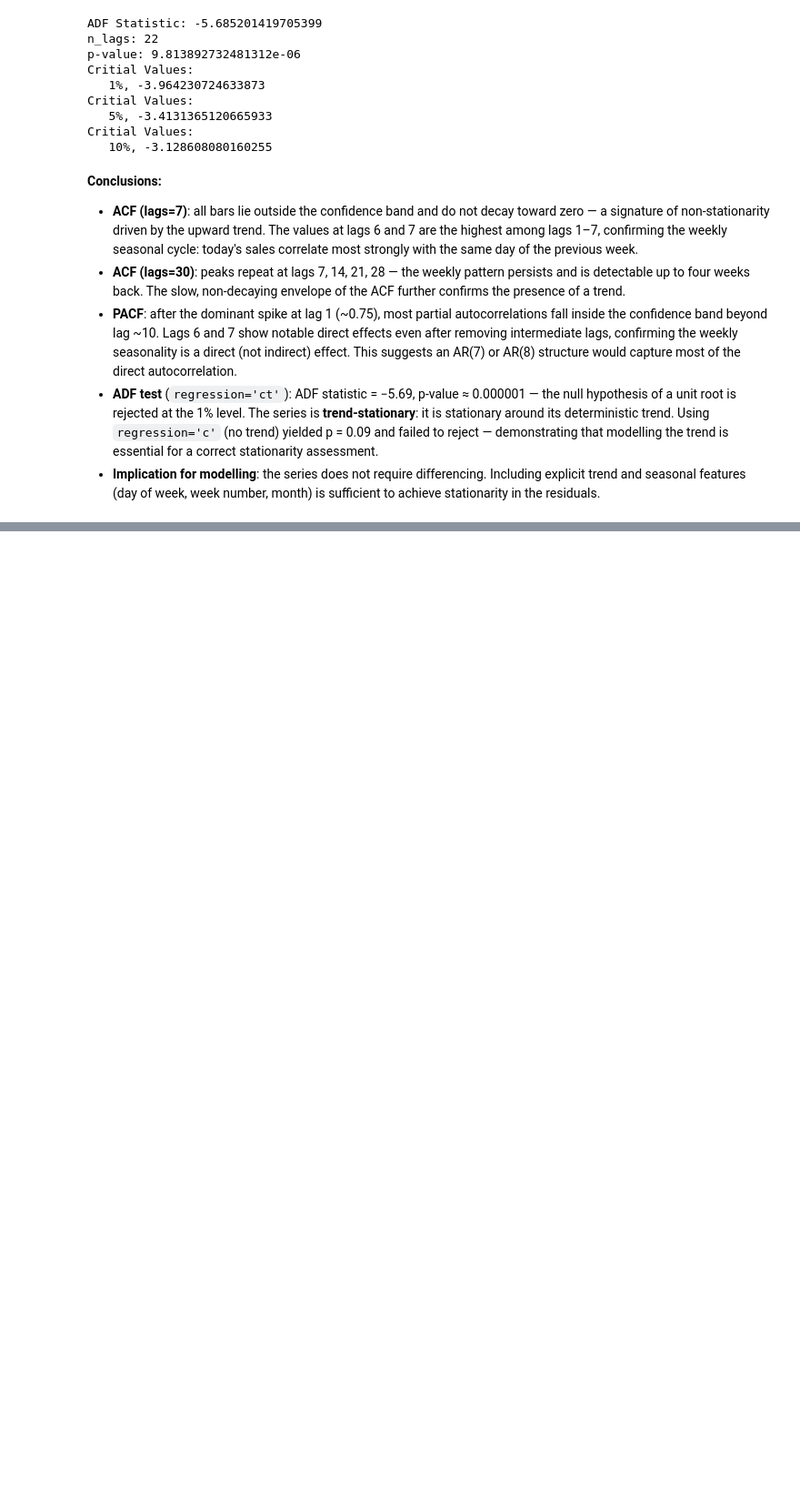
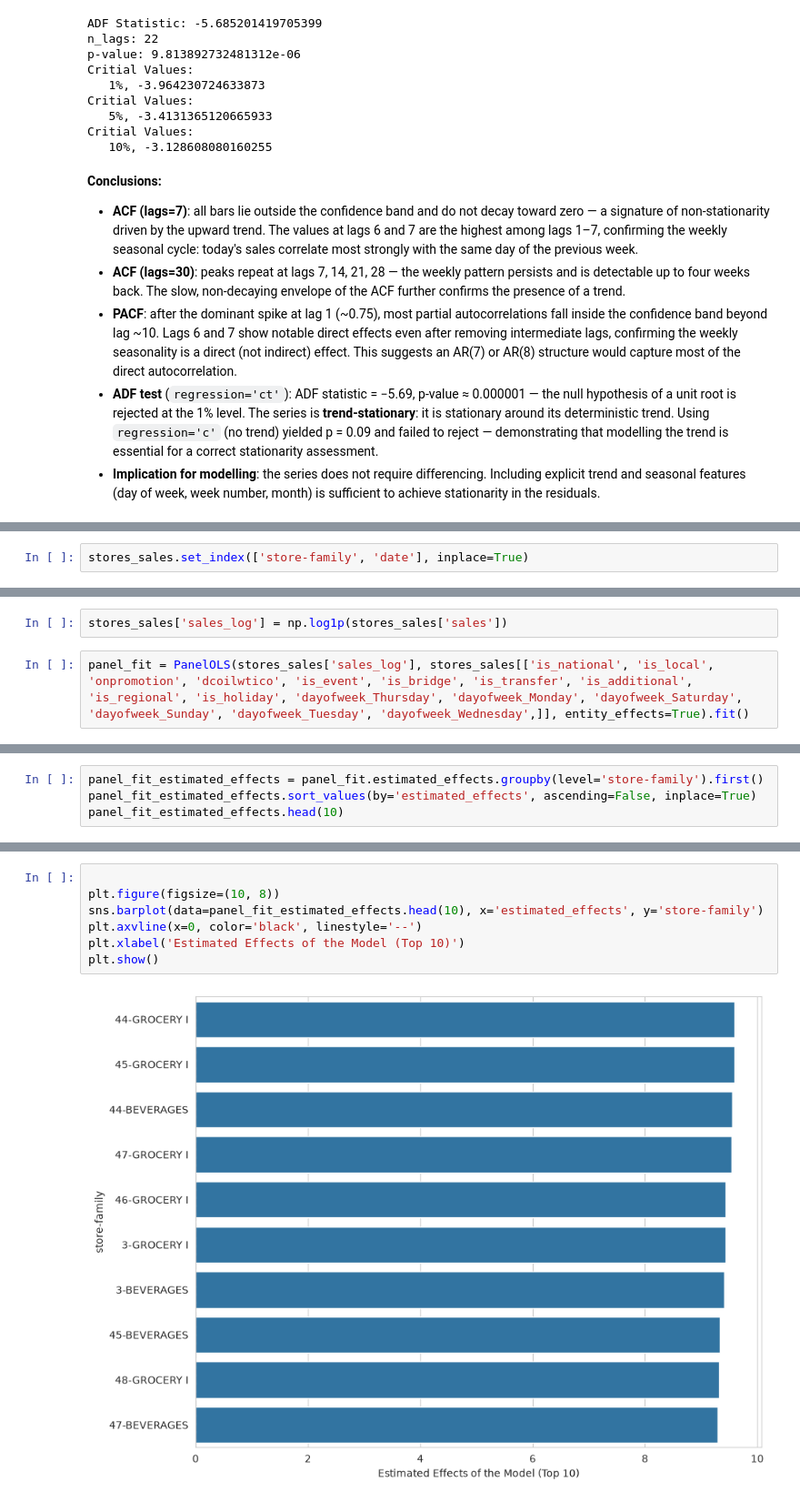
Before and after one commit to AlejandroBeldaFernandez/Store-Sales, a Jupyter notebook: Store Sales.ipynb, the cells around one changed output, grey strips where cells are left out. Shown at 91% size. Cells and saved outputs as stored; diff of their text form; blank space fills up the shorter version.

```diff
--- a/Store Sales.ipynb
+++ b/Store Sales.ipynb
@@ -1024,0 +1040,2 @@ Critial Values:
+# %%
+stores_sales.set_index(['store-family', 'date'], inplace=True)
@@ -1024,0 +1062,4 @@ Critial Values:
+# %%
+stores_sales['sales_log'] = np.log1p(stores_sales['sales'])
+# %%
+panel_fit = PanelOLS(stores_sales['sales_log'], stores_sales[['is_national', 'is_local', 'onpromotion', 'dcoilwtico', 'is_event', 'is_bridge', 'is_transfer', 'is_additional', 'is_regional', 'is_holiday', 'dayofweek_Thursday', 'dayofweek_Monday', 'dayofweek_Saturday', 'dayofweek_Sunday', 'dayofweek_Tuesday', 'dayofweek_Wednesday',]], entity_effects=True).fit()
@@ -1024,0 +1176,4 @@ Critial Values:
+# %%
+panel_fit_estimated_effects = panel_fit.estimated_effects.groupby(level='store-family').first()
+panel_fit_estimated_effects.sort_values(by='estimated_effects', ascending=False, inplace=True)
+panel_fit_estimated_effects.head(10)
@@ -1024,0 +1208,9 @@ Critial Values:
+# %%
+
+plt.figure(figsize=(10, 8))
+sns.barplot(data=panel_fit_estimated_effects.head(10), x='estimated_effects', y='store-family')
+plt.axvline(x=0, color='black', linestyle='--')
+plt.xlabel('Estimated Effects of the Model (Top 10)')
+plt.show()
+# %% [output]
+[figure, added]
```
Also changed, not shown: parts of 18 cells of this notebook.
